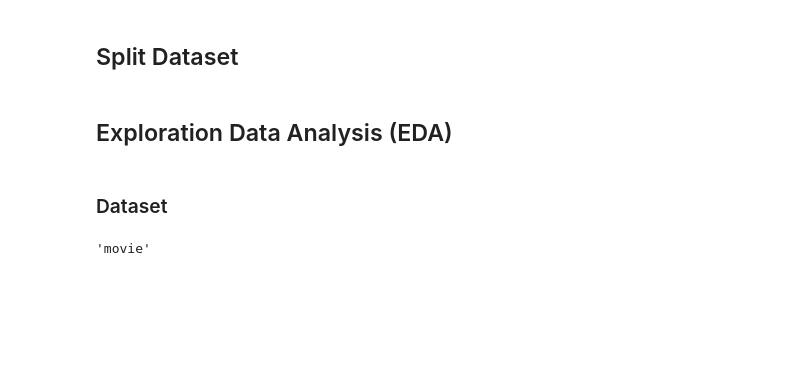
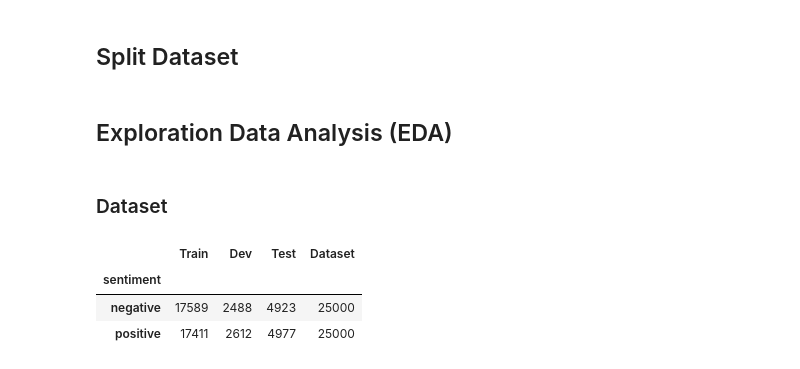
Before and after one commit to dqtphu30/Hybrid-Rcommendation-System-for-Movie-with-Review-Sentiment-Analysis, a Jupyter notebook: EDA.ipynb, the cells around one changed output. Cells and saved outputs as stored; diff of their text form; code cells hidden in the pictures; blank space fills up the shorter version.

```diff
--- a/EDA.ipynb
+++ b/EDA.ipynb
@@ -28,4 +22,0 @@ with open("sentiment_analysis/words_dict.pkl", "rb") as file:
-# %%
-a = list(words.keys())
-# %% [output]
-'movie'
@@ -37,3 +23,13 @@ w2v_skipgram.load("vec_models/skipgram_model.bin")
+# %%
+frequencies = {'Train': df_train["sentiment"].value_counts(), 'Dev': df_dev["sentiment"].value_counts(), 'Test': df_test["sentiment"].value_counts()}
+label_frequencies = pd.DataFrame(data=frequencies)
+label_frequencies["Dataset"] = label_frequencies["Train"] + label_frequencies["Dev"] + label_frequencies["Test"]
+label_frequencies
+# %% [output]
+|  | Train | Dev | Test | Dataset |
+| sentiment |  |  |  |  |
+| negative | 17589 | 2488 | 4923 | 25000 |
+| positive | 17411 | 2612 | 4977 | 25000 |
 # %%
 import joblib
 from vectorizer_tfidf import reviewTfidfVectorizer
```
Also changed, not shown: parts of 12 cells of this notebook.
